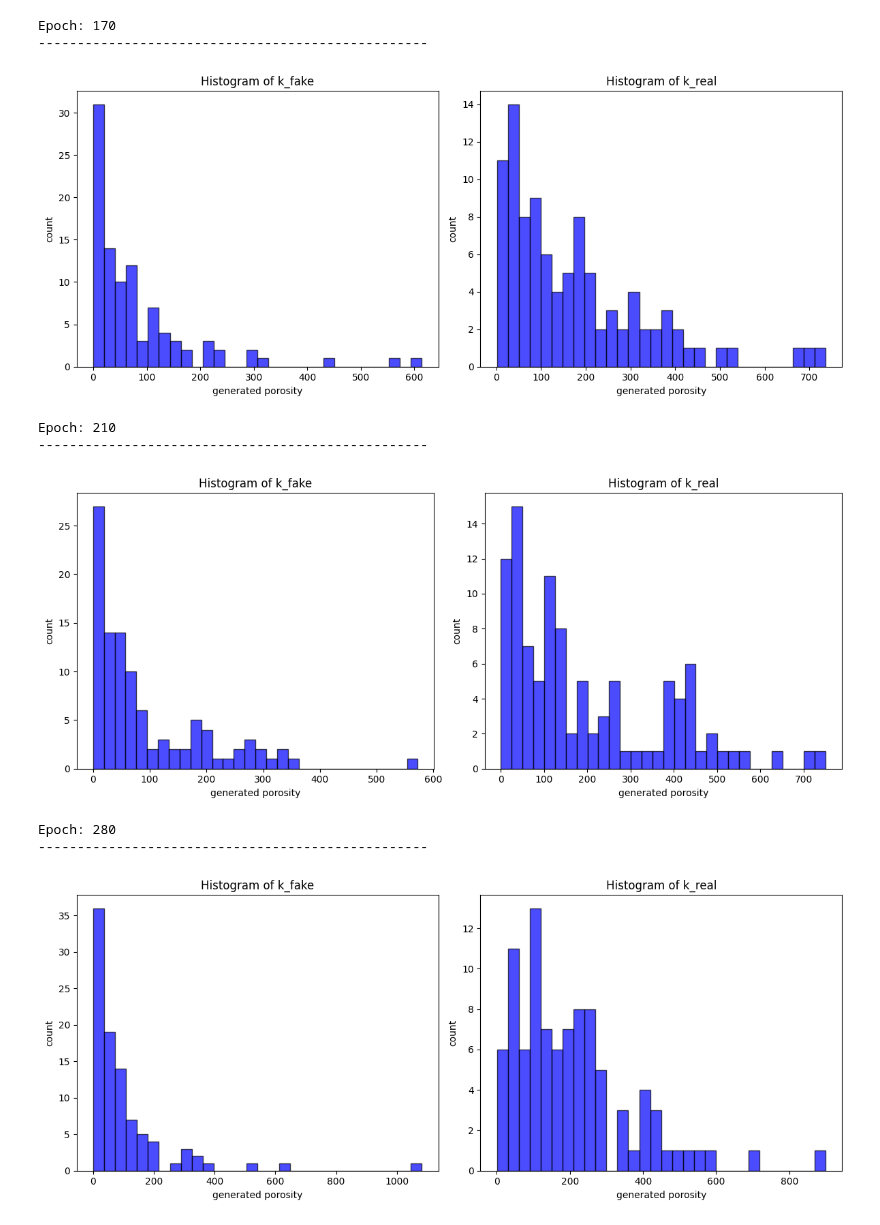
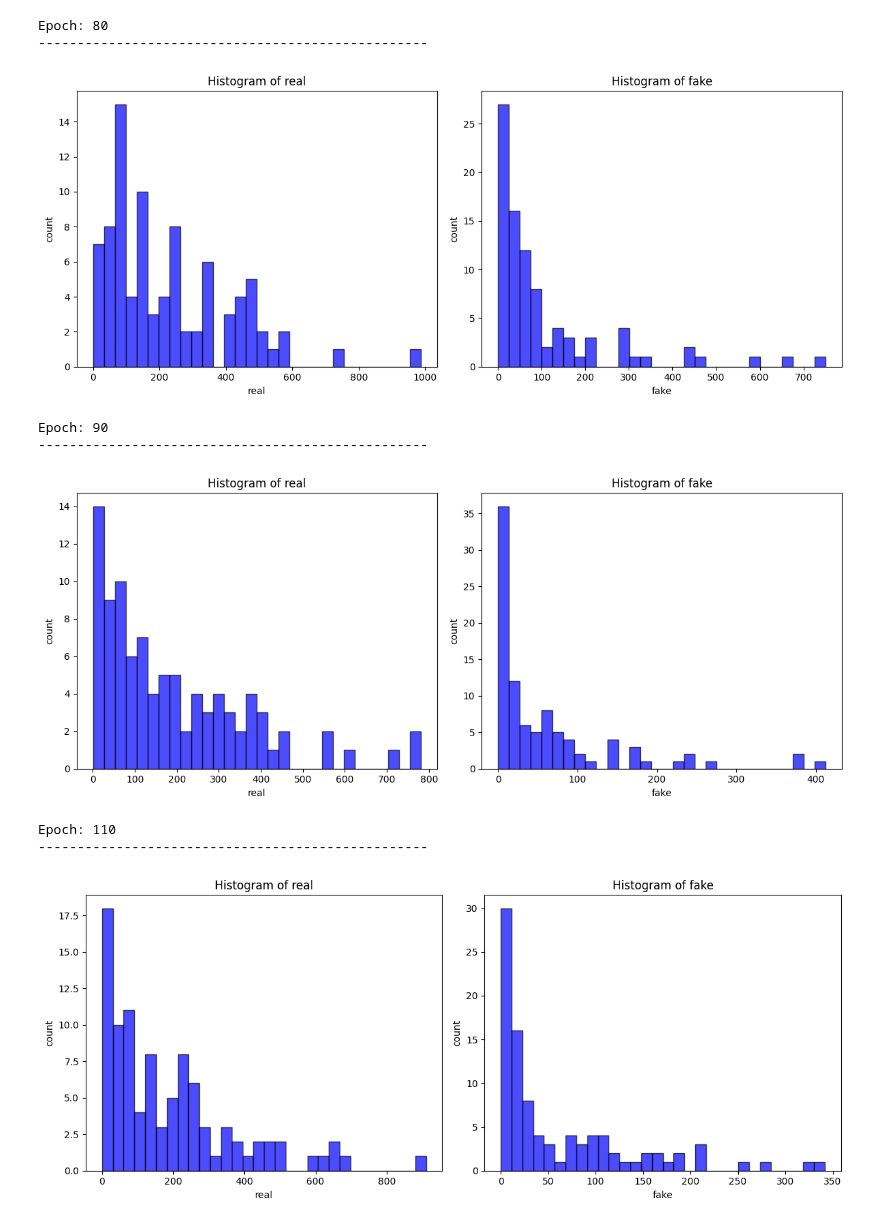
Before and after one commit to ZihanRen/poretransformer, a Jupyter notebook: lpu3dnet/post_process/pick_up/analyze_result.ipynb, the cells around one changed output. Cells and saved outputs as stored; diff of their text form; code cells hidden in the pictures.

Commit message:
update epoch 70 - generate 2D volumes

```diff
--- a/lpu3dnet/post_process/pick_up/analyze_result.ipynb
+++ b/lpu3dnet/post_process/pick_up/analyze_result.ipynb
@@ -4,21 +4,21 @@ import numpy as np
 import matplotlib.pyplot as plt
 
 def load_data(epoch_transformer, vol_dim=3):
-    file_path = f'ex11/epoch_{epoch_transformer}/phys_result_{vol_dim}.pkl'
+    file_path = f'ex12/epoch_{epoch_transformer}/phys_result_{vol_dim}.pkl'
     with open(file_path, 'rb') as file:
         phys_result = pickle.load(file)
 
     return phys_result
 
 def load_data_128(epoch_transformer, vol_dim=3):
-    file_path = f'ex11/epoch_{epoch_transformer}/phys_result_{vol_dim}_128.pkl'
+    file_path = f'ex12/epoch_{epoch_transformer}/phys_result_{vol_dim}_128.pkl'
     with open(file_path, 'rb') as file:
         phys_result = pickle.load(file)
 
     return phys_result
 
 
-for epoch in [50,130,170,210,280]:
+for epoch in [60,70,80,90,110]:
     phys_result = load_data_128(epoch)
     phys_real = phys_result['real']
     phys_pred = phys_result['fake']
@@ -57,16 +57,16 @@ for epoch in [50,130,170,210,280]:
     f, ax = plt.subplots(1, 2, figsize=(12, 5))  # 1 row, 2 columns
 
     # Plot the first histogram
-    ax[0].hist(k_fake, bins=30, edgecolor='black', facecolor='blue', alpha=0.7)
-    ax[0].set_xlabel('generated porosity')
+    ax[0].hist(k_real, bins=30, edgecolor='black', facecolor='blue', alpha=0.7)
+    ax[0].set_xlabel('real')
     ax[0].set_ylabel('count')
-    ax[0].set_title('Histogram of k_fake')
+    ax[0].set_title('Histogram of real')
 
     # Plot the second histogram
-    ax[1].hist(k_real, bins=30, edgecolor='black', facecolor='blue', alpha=0.7)
-    ax[1].set_xlabel('generated porosity')
+    ax[1].hist(k_fake, bins=30, edgecolor='black', facecolor='blue', alpha=0.7)
+    ax[1].set_xlabel('fake')
     ax[1].set_ylabel('count')
-    ax[1].set_title('Histogram of k_real')
+    ax[1].set_title('Histogram of fake')
 
     # Display the figure with the histograms
     plt.tight_layout()  # Adjusts subplot params so that subplots are nicely fit in the figure
@@ -94,12 +94,12 @@ Epoch: 130
-Epoch: 170
+Epoch: 80
 --------------------------------------------------
-[figure, old version]
+[figure, new version]
-Epoch: 210
+Epoch: 90
 --------------------------------------------------
-[figure, old version]
+[figure, new version]
-Epoch: 280
+Epoch: 110
 --------------------------------------------------
-[figure, old version]
+[figure, new version]
 # %%
 f = plt.figure()
 _ = plt.hist(phi_fake, edgecolor='black', facecolor='blue', alpha=0.7)
```
Also changed, not shown: parts of 3 cells of this notebook, 5 other files.
